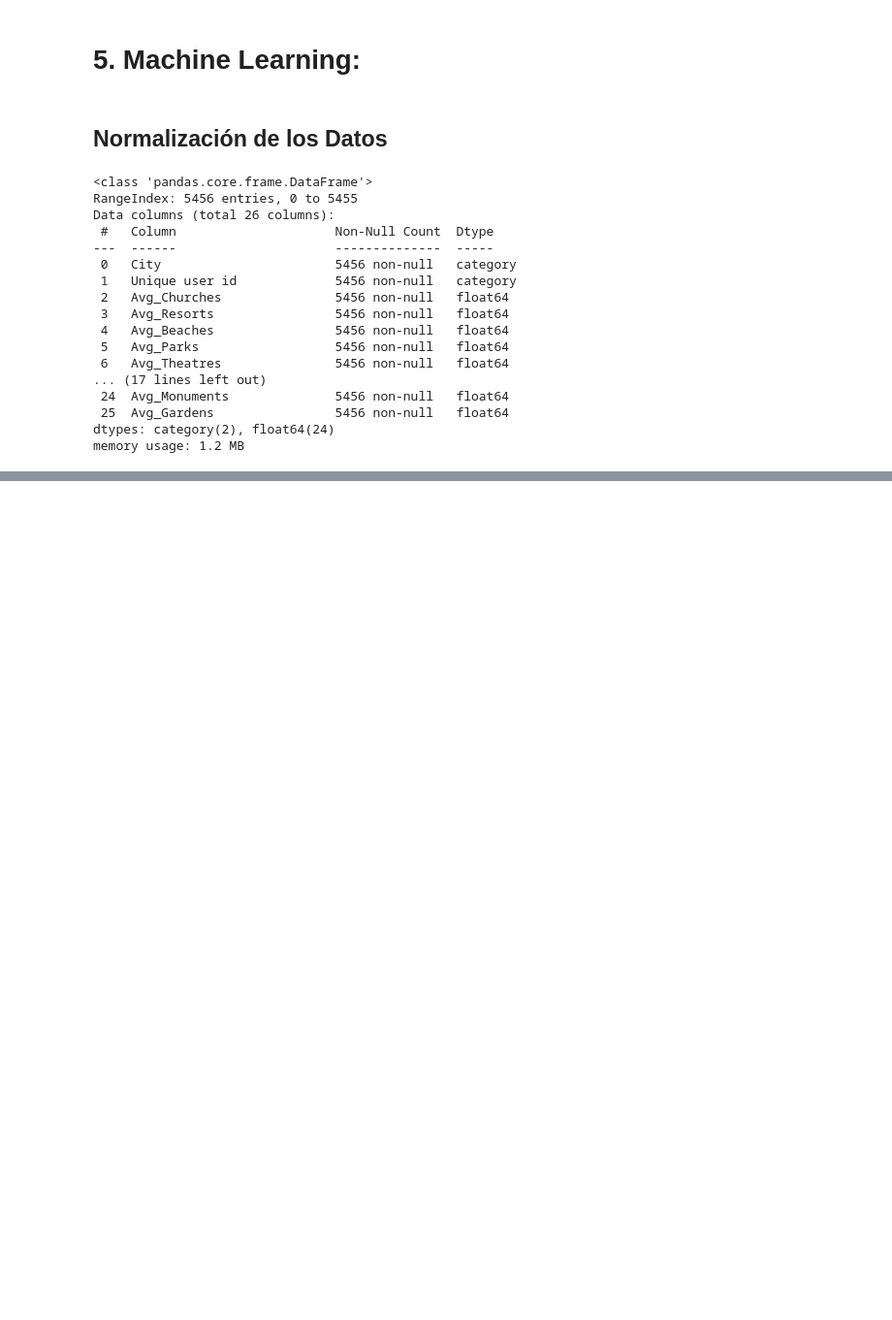
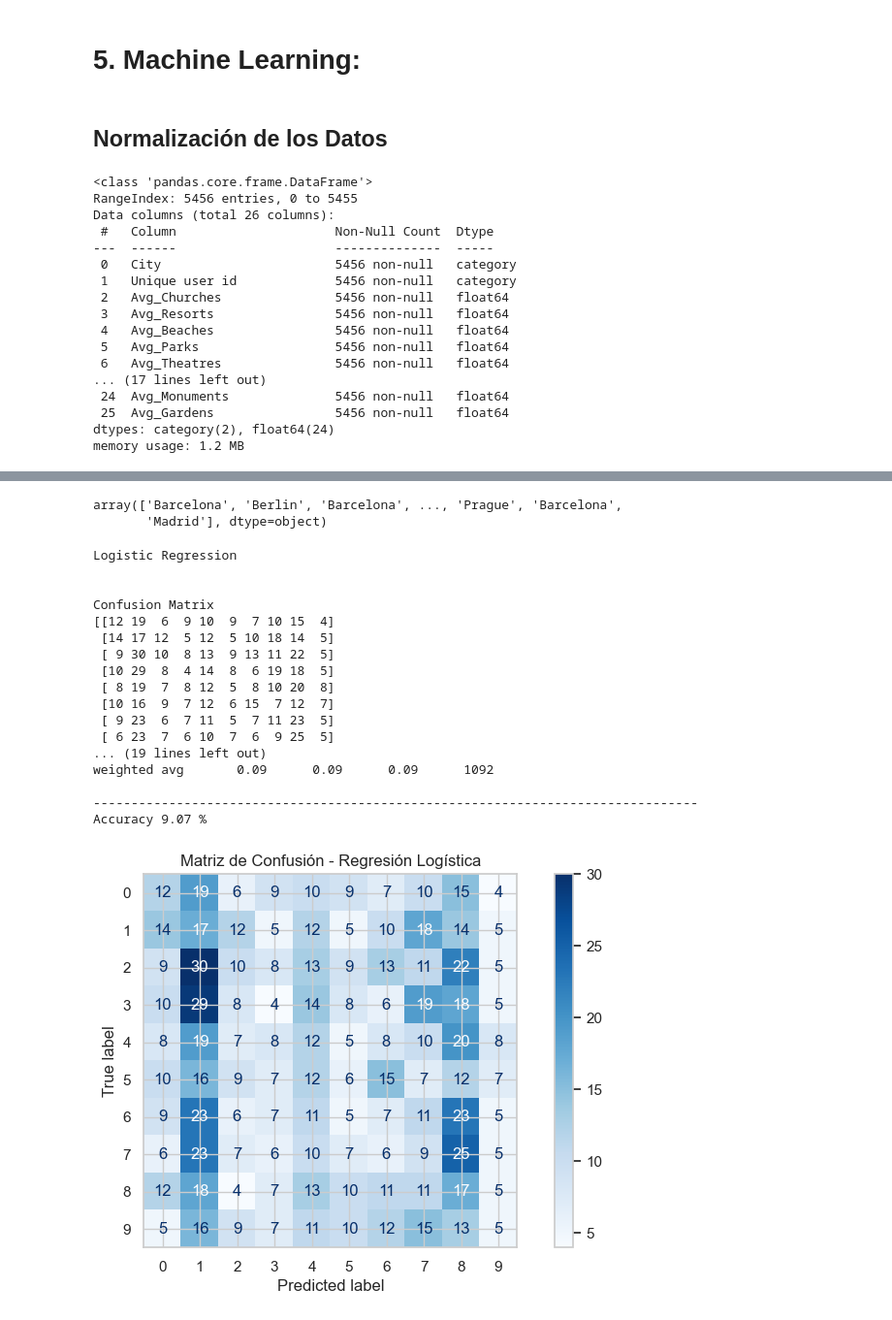
Before and after one commit to gabrielaaguiv5/ProjectI, a Jupyter notebook: notebooks/01_eda_overview.ipynb, the cells around one changed output, grey strips where cells are left out. Shown at 97% size. Cells and saved outputs as stored; diff of their text form; code cells hidden in the pictures; blank space fills up the shorter version.

```diff
--- a/notebooks/01_eda_overview.ipynb
+++ b/notebooks/01_eda_overview.ipynb
@@ -746,0 +549,9 @@ plt.show()
+# %%
+x = df.drop('City', axis = 1) # grabs everything else but 'Survived'
+
+# Create target variable
+y = df['City'] # y is the column we're trying to predict
+
+# Use x and y variables to split the training data into train and test set
+from sklearn.model_selection import train_test_split
+x_train, x_test, y_train, y_test = train_test_split(x, y, test_size = .20, random_state = 101, stratify=y)
@@ -746,0 +620,10 @@ plt.show()
+# %%
+# Fit
+# Import model
+from sklearn.linear_model import LogisticRegression
+
+# Create instance of model
+lreg = LogisticRegression()
+
+# Pass training data into model
+lreg.fit(x_train, y_train)
@@ -746,0 +681,7 @@ plt.show()
+# %%
+y_pred_lreg = lreg.predict(x_test)
+# %%
+y_pred_lreg
+# %% [output]
+array(['Barcelona', 'Berlin', 'Barcelona', ..., 'Prague', 'Barcelona',
+       'Madrid'], dtype=object)
@@ -746,0 +692,41 @@ plt.show()
+# %%
+print('Logistic Regression')
+print('\n')
+print('Confusion Matrix')
+conf_matrix = confusion_matrix(y_test, y_pred_lreg)
+print(conf_matrix)
+print('--' * 40)
+
+# Reporte de Clasificación
+print('Classification Report')
+print(classification_report(y_test, y_pred_lreg))
+
+# Precisión
+print('--' * 40)
+logreg_accuracy = round(accuracy_score(y_test, y_pred_lreg) * 100, 2)
+print('Accuracy', logreg_accuracy, '%')
+
+# Graficar la Matriz de Confusión
+disp = ConfusionMatrixDisplay(confusion_matrix=conf_matrix)
+disp.plot(cmap=plt.cm.Blues)
+plt.title('Matriz de Confusión - Regresión Logística')
+plt.show()
+# %% [output]
+Logistic Regression
+
+
+Confusion Matrix
+[[12 19  6  9 10  9  7 10 15  4]
+ [14 17 12  5 12  5 10 18 14  5]
+ [ 9 30 10  8 13  9 13 11 22  5]
+ [10 29  8  4 14  8  6 19 18  5]
+ [ 8 19  7  8 12  5  8 10 20  8]
+ [10 16  9  7 12  6 15  7 12  7]
+ [ 9 23  6  7 11  5  7 11 23  5]
+ [ 6 23  7  6 10  7  6  9 25  5]
+... (19 lines left out)
+weighted avg       0.09      0.09      0.09      1092
+
+--------------------------------------------------------------------------------
+Accuracy 9.07 %
+[figure, added]
```
Also changed, not shown: parts of 30 cells of this notebook.
